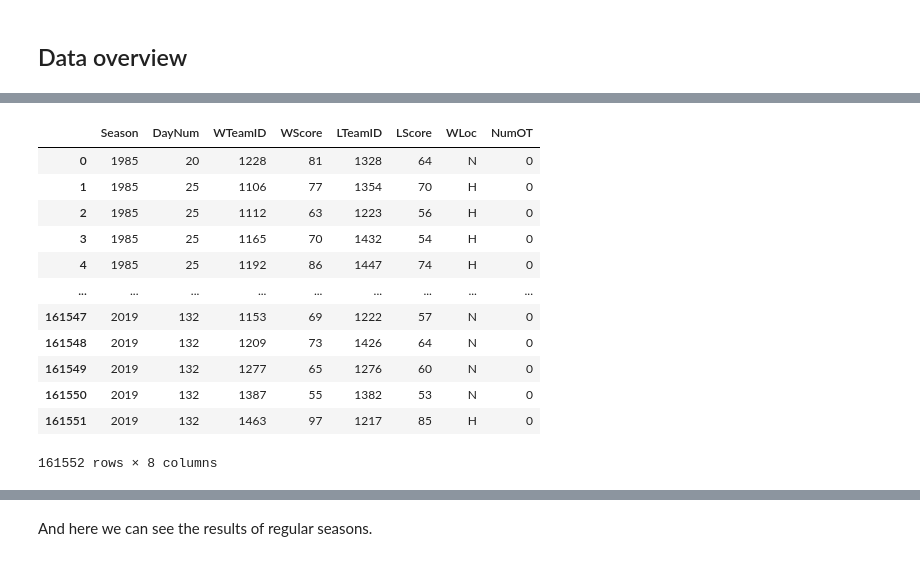
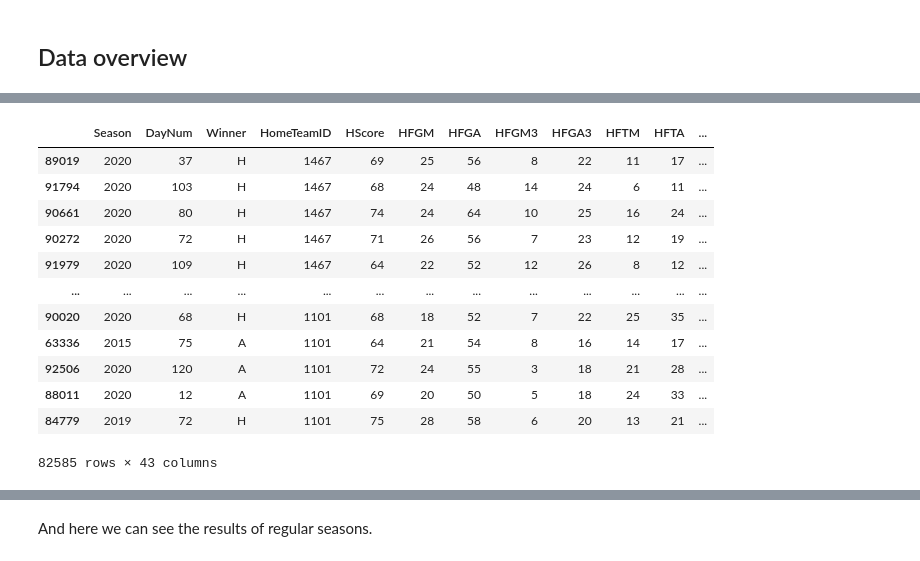
Before and after one commit to robertfmoore/march_madness, a Jupyter notebook: starting_point_march_madness.ipynb, the cells around one changed output, grey strips where cells are left out. Drawn from its saved outputs; the diff is of its cells as text; code cells hidden in the pictures.

```diff
--- a/starting_point_march_madness.ipynb
+++ b/starting_point_march_madness.ipynb
@@ -503,0 +466,13 @@ We can see that mean scores peaked in ~1900 and steadily decreased since that ti
+# %%
+rs_df = data_dict['MRegularSeasonDetailedResults'].copy()
+rs_df = rs_df[rs_df['WLoc'] != "N"]
+rs_df = rs_df.drop(['NumOT'], axis=1)
+#rs_df = rs_df.loc[rs_df['Season'] >= 2010]
+
+conf = data_dict['MTeams'].copy()
+teams = conf.loc[conf['LastD1Season'] != 2020]
+not_d1 = teams['TeamID'].tolist()
+
+for team in not_d1:
+    rs_df = rs_df[rs_df['WTeamID'] != team]
+    rs_df = rs_df[rs_df['LTeamID'] != team]
@@ -603,16 +614,44 @@ print(ranking)
-# %%
-data_dict['MRegularSeasonCompactResults']
-# %% [output]
-|  | Season | DayNum | WTeamID | WScore | LTeamID | LScore | WLoc | NumOT |
-| 0 | 1985 | 20 | 1228 | 81 | 1328 | 64 | N | 0 |
-| 1 | 1985 | 25 | 1106 | 77 | 1354 | 70 | H | 0 |
-| 2 | 1985 | 25 | 1112 | 63 | 1223 | 56 | H | 0 |
-| 3 | 1985 | 25 | 1165 | 70 | 1432 | 54 | H | 0 |
-| 4 | 1985 | 25 | 1192 | 86 | 1447 | 74 | H | 0 |
-| ... | ... | ... | ... | ... | ... | ... | ... | ... |
-| 161547 | 2019 | 132 | 1153 | 69 | 1222 | 57 | N | 0 |
-| 161548 | 2019 | 132 | 1209 | 73 | 1426 | 64 | N | 0 |
-| 161549 | 2019 | 132 | 1277 | 65 | 1276 | 60 | N | 0 |
-| 161550 | 2019 | 132 | 1387 | 55 | 1382 | 53 | N | 0 |
-| 161551 | 2019 | 132 | 1463 | 97 | 1217 | 85 | H | 0 |
-161552 rows × 8 columns
+# %%
+# This snippet sets up dataframe for regular season, converts from Winner/Loser into Home/Away
+
+rs_df = data_dict['MRegularSeasonDetailedResults'].copy()
+rs_df = rs_df[rs_df['WLoc'] != "N"]
+rs_df = rs_df.drop(['NumOT'], axis=1)
+#rs_df = rs_df.loc[rs_df['Season'] >= 2010]
+
+conf = data_dict['MTeams'].copy()
+teams = conf.loc[conf['LastD1Season'] != 2020]
+not_d1 = teams['TeamID'].tolist()
+
+for team in not_d1:
+    rs_df = rs_df[rs_df['WTeamID'] != team]
+    rs_df = rs_df[rs_df['LTeamID'] != team]
+
+
+rs_df['HomeTeamID'], rs_df['HScore'], rs_df['HFGM'], rs_df['HFGA'], rs_df['HFGM3'], rs_df['HFGA3'], rs_df['HFTM'], rs_df['HFTA'], rs_df['HOR'], rs_df['HDR'], rs_df['HAST'], rs_df['HTO'], rs_df['HStl'], rs_df['HBlk'], rs_df['HPF'] = zip(*rs_df.apply(home_conditions, axis=1))
+rs_df['AwayTeamID'], rs_df['AScore'], rs_df['AFGM'], rs_df['AFGA'], rs_df['AFGM3'], rs_df['AFGA3'], rs_df['AFTM'], rs_df['AFTA'], rs_df['AOR'], rs_df['ADR'], rs_df['AAST'], rs_df['ATO'], rs_df['AStl'], rs_df['ABlk'], rs_df['APF'] = zip(*rs_df.apply(away_conditions, axis=1))
+rs_df['H_eFG'], rs_df['A_eFG'] = zip(*rs_df.apply(efg, axis=1))
+rs_df['H_ORP'], rs_df['H_DRP'], rs_df['A_ORP'], rs_df['A_DRP'] = zip(*rs_df.apply(rebound, axis=1))
+rs_df['H_TOP'], rs_df['A_TOP'] = zip(*rs_df.apply(turnover, axis=1))
+rs_df['H_FTP'], rs_df['A_FTP'] = zip(*rs_df.apply(ft, axis=1))
+
+
+rs_df = rs_df.drop(['WTeamID', 'WScore', 'LTeamID', 'LScore', 'WFGM', 'WFGA', 'WFGM3', 'WFGA3', 'WFTM', 'WFTA', 'WOR', 'WDR','WAst', 'WTO', 'WStl', 'WBlk', 'WPF', 'LFGM', 'LFGA', 'LFGM3', 'LFGA3','LFTM', 'LFTA', 'LOR', 'LDR', 'LAst', 'LTO', 'LStl', 'LBlk', 'LPF'], axis=1)
+rs_df = rs_df.loc[rs_df['WLoc'] != 'N']
+rs_df = rs_df.rename(columns={"WLoc": "Winner"})
+# %%
+rs_df.sort_values(by=["HomeTeamID"], ascending=False)
+# %% [output]
+|  | Season | DayNum | Winner | HomeTeamID | HScore | HFGM | HFGA | HFGM3 | HFGA3 | HFTM | HFTA | ... |
+| 89019 | 2020 | 37 | H | 1467 | 69 | 25 | 56 | 8 | 22 | 11 | 17 | ... |
+| 91794 | 2020 | 103 | H | 1467 | 68 | 24 | 48 | 14 | 24 | 6 | 11 | ... |
+| 90661 | 2020 | 80 | H | 1467 | 74 | 24 | 64 | 10 | 25 | 16 | 24 | ... |
+| 90272 | 2020 | 72 | H | 1467 | 71 | 26 | 56 | 7 | 23 | 12 | 19 | ... |
+| 91979 | 2020 | 109 | H | 1467 | 64 | 22 | 52 | 12 | 26 | 8 | 12 | ... |
+| ... | ... | ... | ... | ... | ... | ... | ... | ... | ... | ... | ... | ... |
+| 90020 | 2020 | 68 | H | 1101 | 68 | 18 | 52 | 7 | 22 | 25 | 35 | ... |
+| 63336 | 2015 | 75 | A | 1101 | 64 | 21 | 54 | 8 | 16 | 14 | 17 | ... |
+| 92506 | 2020 | 120 | A | 1101 | 72 | 24 | 55 | 3 | 18 | 21 | 28 | ... |
+| 88011 | 2020 | 12 | A | 1101 | 69 | 20 | 50 | 5 | 18 | 24 | 33 | ... |
+| 84779 | 2019 | 72 | H | 1101 | 75 | 28 | 58 | 6 | 20 | 13 | 21 | ... |
+82585 rows × 43 columns
```
Also changed, not shown: parts of 43 cells of this notebook.
